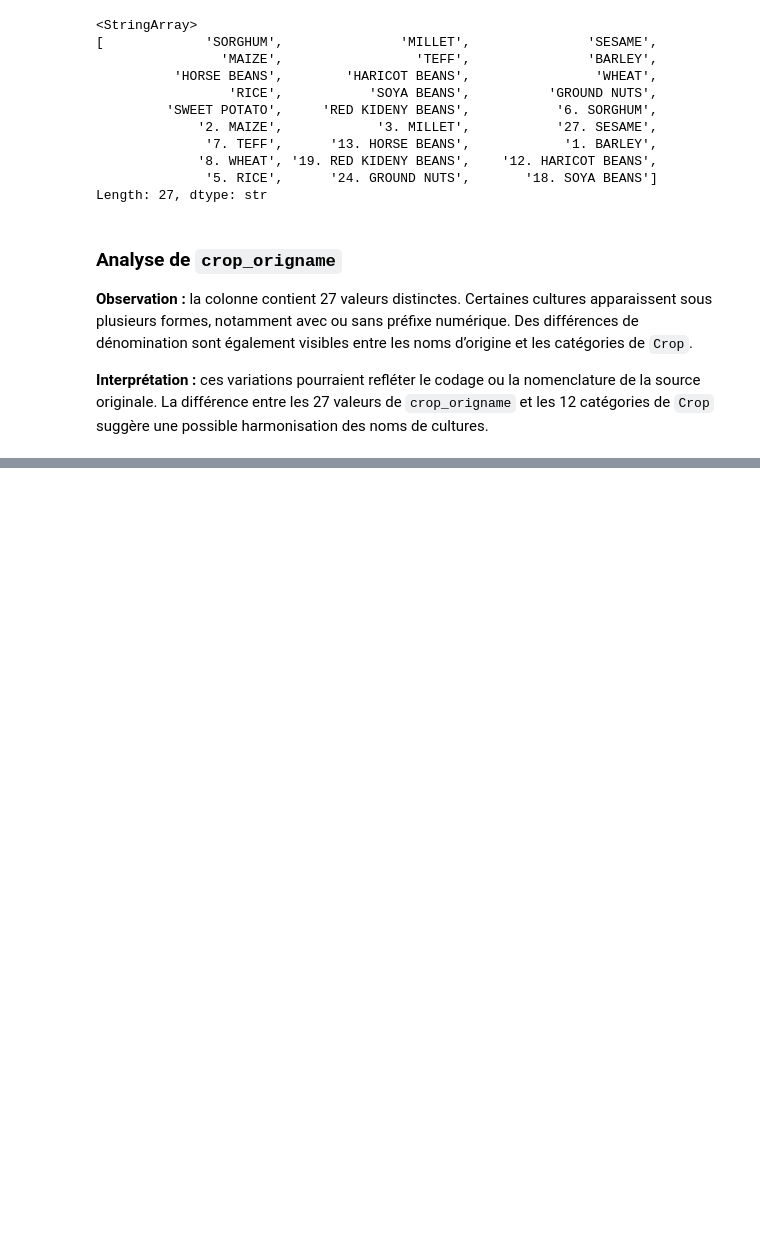
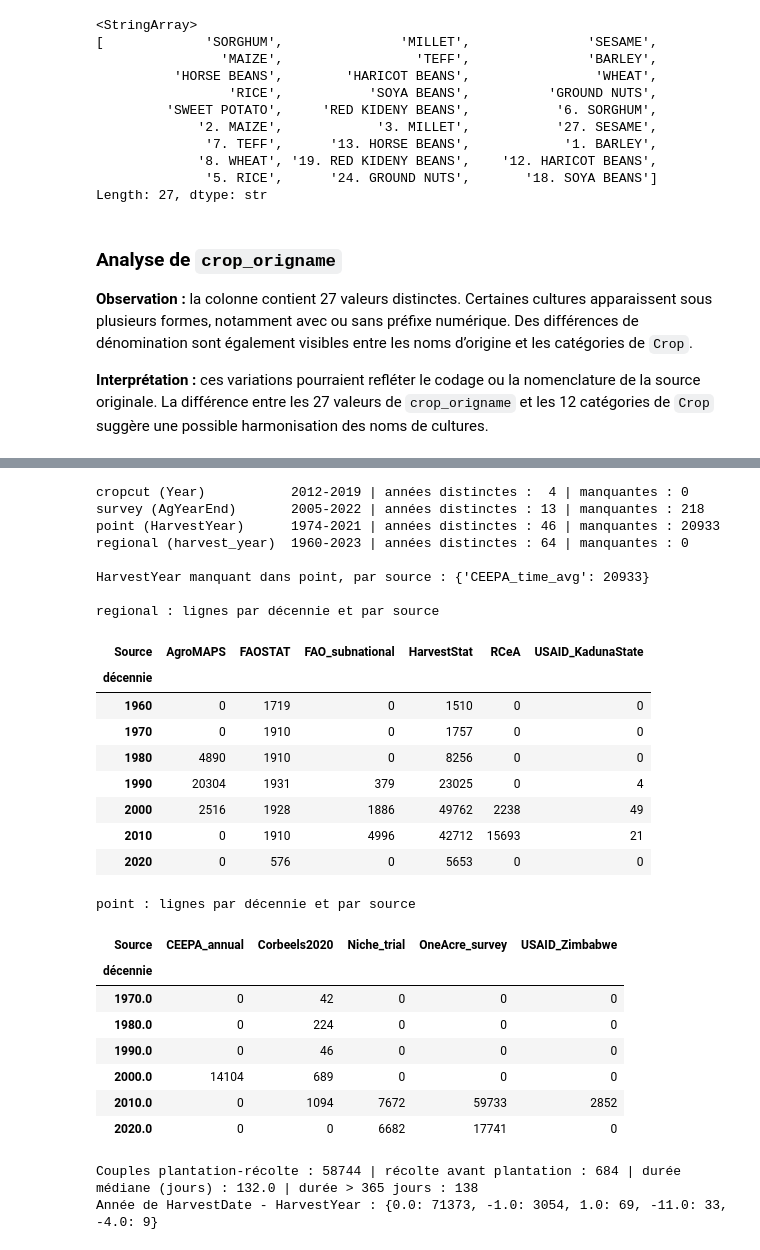
Before and after one commit to DjafarouAbdou909/African_Crop_Yield_Intelligence, a Jupyter notebook: notebooks/02_data_understanding.ipynb, the cells around one changed output, grey strips where cells are left out. Drawn from its saved outputs; the diff is of its cells as text; code cells hidden in the pictures; blank space fills up the shorter version.

```diff
--- a/notebooks/02_data_understanding.ipynb
+++ b/notebooks/02_data_understanding.ipynb
@@ -236,0 +1546,52 @@ Length: 27, dtype: str
+# %%
+annees = {
+    "cropcut (Year)": cropcut["Year"],
+    "survey (AgYearEnd)": survey["AgYearEnd"],
+    "point (HarvestYear)": point["HarvestYear"],
+    "regional (harvest_year)": regional["harvest_year"],
+}
+for nom, serie in annees.items():
+    print(f"{nom:<24} {serie.min():.0f}-{serie.max():.0f} | années distinctes : {serie.nunique():>2} | manquantes : {serie.isna().sum()}")
+print("\nHarvestYear manquant dans point, par source :", point.loc[point["HarvestYear"].isna(), "Source"].value_counts().to_dict())
+
+print("\nregional : lignes par décennie et par source")
+display(pd.crosstab(regional["harvest_year"] // 10 * 10, regional["Source"]).rename_axis("décennie"))
+print("point : lignes par décennie et par source")
+display(pd.crosstab(point["HarvestYear"] // 10 * 10, point["Source"]).rename_axis("décennie"))
+
+dates_point = point[["PlantDate", "HarvestDate"]].apply(pd.to_datetime, unit="D", origin="1899-12-30", errors="coerce")
+deux_dates = dates_point.dropna()
+duree = (deux_dates["HarvestDate"] - deux_dates["PlantDate"]).dt.days
+print("Couples plantation-récolte :", len(deux_dates), "| récolte avant plantation :", (duree < 0).sum(),
+      "| durée médiane (jours) :", duree.median(), "| durée > 365 jours :", (duree > 365).sum())
+ecart_annee = (dates_point["HarvestDate"].dt.year - point["HarvestYear"]).dropna()
+print("Année de HarvestDate - HarvestYear :", ecart_annee.value_counts().head(5).to_dict())
+# %% [output]
+cropcut (Year)           2012-2019 | années distinctes :  4 | manquantes : 0
+survey (AgYearEnd)       2005-2022 | années distinctes : 13 | manquantes : 218
+point (HarvestYear)      1974-2021 | années distinctes : 46 | manquantes : 20933
+regional (harvest_year)  1960-2023 | années distinctes : 64 | manquantes : 0
+
+HarvestYear manquant dans point, par source : {'CEEPA_time_avg': 20933}
+
+regional : lignes par décennie et par source
+| Source | AgroMAPS | FAOSTAT | FAO_subnational | HarvestStat | RCeA | USAID_KadunaState |
+| décennie |  |  |  |  |  |  |
+| 1960 | 0 | 1719 | 0 | 1510 | 0 | 0 |
+| 1970 | 0 | 1910 | 0 | 1757 | 0 | 0 |
+| 1980 | 4890 | 1910 | 0 | 8256 | 0 | 0 |
+| 1990 | 20304 | 1931 | 379 | 23025 | 0 | 4 |
+| 2000 | 2516 | 1928 | 1886 | 49762 | 2238 | 49 |
+| 2010 | 0 | 1910 | 4996 | 42712 | 15693 | 21 |
+| 2020 | 0 | 576 | 0 | 5653 | 0 | 0 |
+point : lignes par décennie et par source
+| Source | CEEPA_annual | Corbeels2020 | Niche_trial | OneAcre_survey | USAID_Zimbabwe |
+| décennie |  |  |  |  |  |
+| 1970.0 | 0 | 42 | 0 | 0 | 0 |
+| 1980.0 | 0 | 224 | 0 | 0 | 0 |
+| 1990.0 | 0 | 46 | 0 | 0 | 0 |
+| 2000.0 | 14104 | 689 | 0 | 0 | 0 |
+| 2010.0 | 0 | 1094 | 7672 | 59733 | 2852 |
+| 2020.0 | 0 | 0 | 6682 | 17741 | 0 |
+Couples plantation-récolte : 58744 | récolte avant plantation : 684 | durée médiane (jours) : 132.0 | durée > 365 jours : 138
+Année de HarvestDate - HarvestYear : {0.0: 71373, -1.0: 3054, 1.0: 69, -11.0: 33, -4.0: 9}
```
Also changed, not shown: parts of 102 cells of this notebook.
